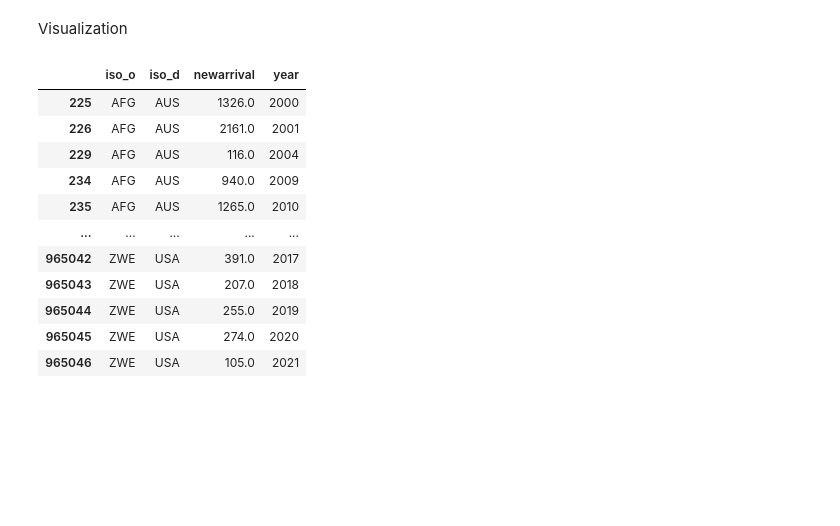
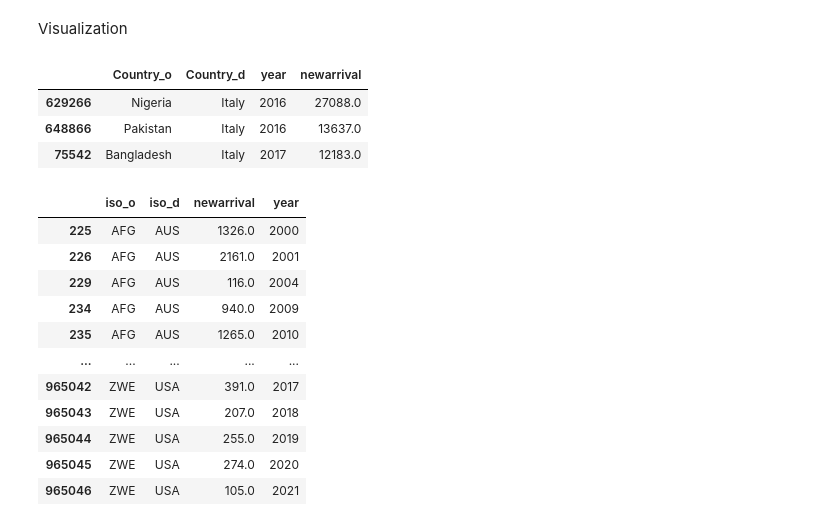
Before and after one commit to 4Freye/refugees, a Jupyter notebook: notebooks/descriptive_analysis/02_ef_descriptive_analysis.ipynb, the cells around one changed output. Drawn from its saved outputs; the diff is of its cells as text; code cells hidden in the pictures; blank space fills up the shorter version.

```diff
--- a/notebooks/descriptive_analysis/02_ef_descriptive_analysis.ipynb
+++ b/notebooks/descriptive_analysis/02_ef_descriptive_analysis.ipynb
@@ -120,3 +120,10 @@ def assign_colors(s, palette=None):
     return color_mapped_values
 # %% [markdown]
 Visualization
+# %%
+df[(df.Country_d == 'Italy') & (df.newarrival > 10000)].sort_values(by='newarrival',ascending=False).drop_duplicates(subset='iso_o')[['Country_o','Country_d','year','newarrival']]
+# %% [output]
+|  | Country_o | Country_d | year | newarrival |
+| 629266 | Nigeria | Italy | 2016 | 27088.0 |
+| 648866 | Pakistan | Italy | 2016 | 13637.0 |
+| 75542 | Bangladesh | Italy | 2017 | 12183.0 |
```
Also changed, not shown: parts of 2 cells of this notebook.
